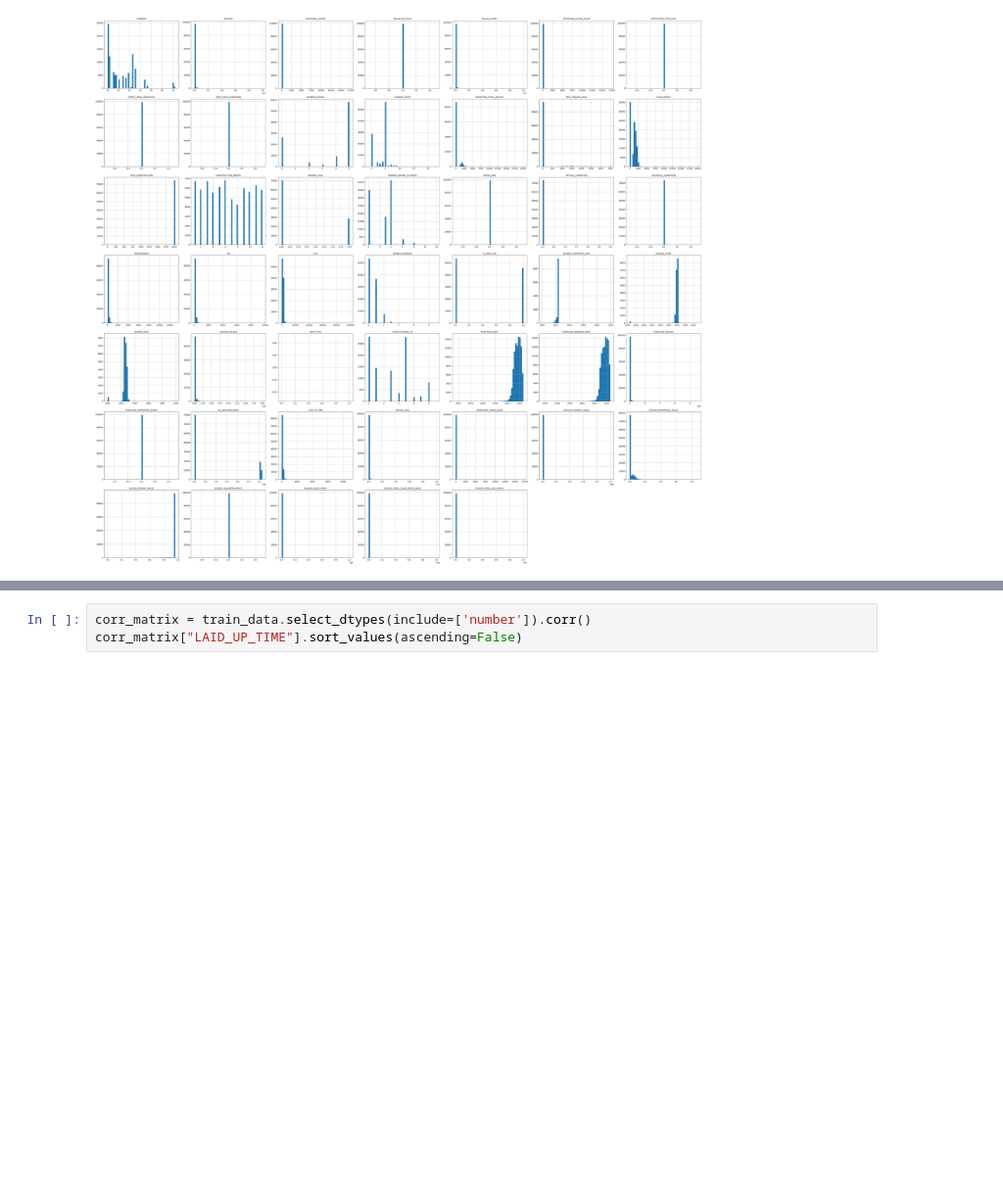
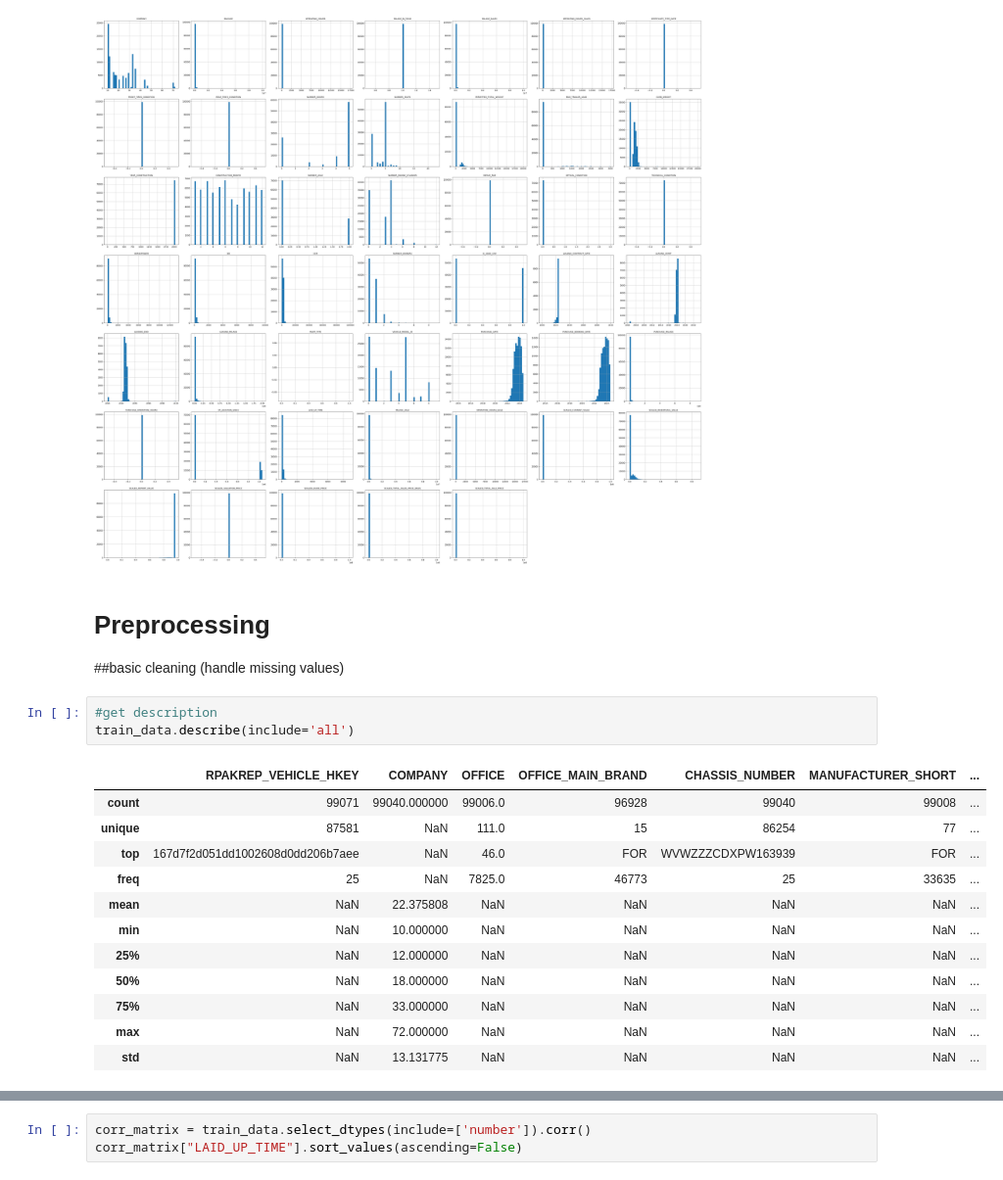
Before and after one commit to JONICK277/ML, a Jupyter notebook: code/preprocessing/projectHSB.ipynb, the cells around one changed output, grey strips where cells are left out. Shown at 98% size. Saved outputs shown, nothing was run; the diff lists cells and outputs as text; blank space fills up the shorter version.

Commit message:
basic cleaning

```diff
--- a/code/preprocessing/projectHSB.ipynb
+++ b/code/preprocessing/projectHSB.ipynb
@@ -157,3 +167,22 @@ plt.show()
 # %% [output]
 Saving figure attribute_histogram_plots
 [figure]
+# %% [markdown]
+# Preprocessing
+##basic cleaning (handle missing values)
+# %%
+#get description
+train_data.describe(include='all')
+# %% [output]
+|  | RPAKREP_VEHICLE_HKEY | COMPANY | OFFICE | OFFICE_MAIN_BRAND | CHASSIS_NUMBER | MANUFACTURER_SHORT | ... |
+| count | 99071 | 99040.000000 | 99006.0 | 96928 | 99040 | 99008 | ... |
+| unique | 87581 | NaN | 111.0 | 15 | 86254 | 77 | ... |
+| top | 167d7f2d051dd1002608d0dd206b7aee | NaN | 46.0 | FOR | WVWZZZCDXPW163939 | FOR | ... |
+| freq | 25 | NaN | 7825.0 | 46773 | 25 | 33635 | ... |
+| mean | NaN | 22.375808 | NaN | NaN | NaN | NaN | ... |
+| min | NaN | 10.000000 | NaN | NaN | NaN | NaN | ... |
+| 25% | NaN | 12.000000 | NaN | NaN | NaN | NaN | ... |
+| 50% | NaN | 18.000000 | NaN | NaN | NaN | NaN | ... |
+| 75% | NaN | 33.000000 | NaN | NaN | NaN | NaN | ... |
+| max | NaN | 72.000000 | NaN | NaN | NaN | NaN | ... |
+| std | NaN | 13.131775 | NaN | NaN | NaN | NaN | ... |
```
Also changed, not shown: parts of 6 cells of this notebook.
